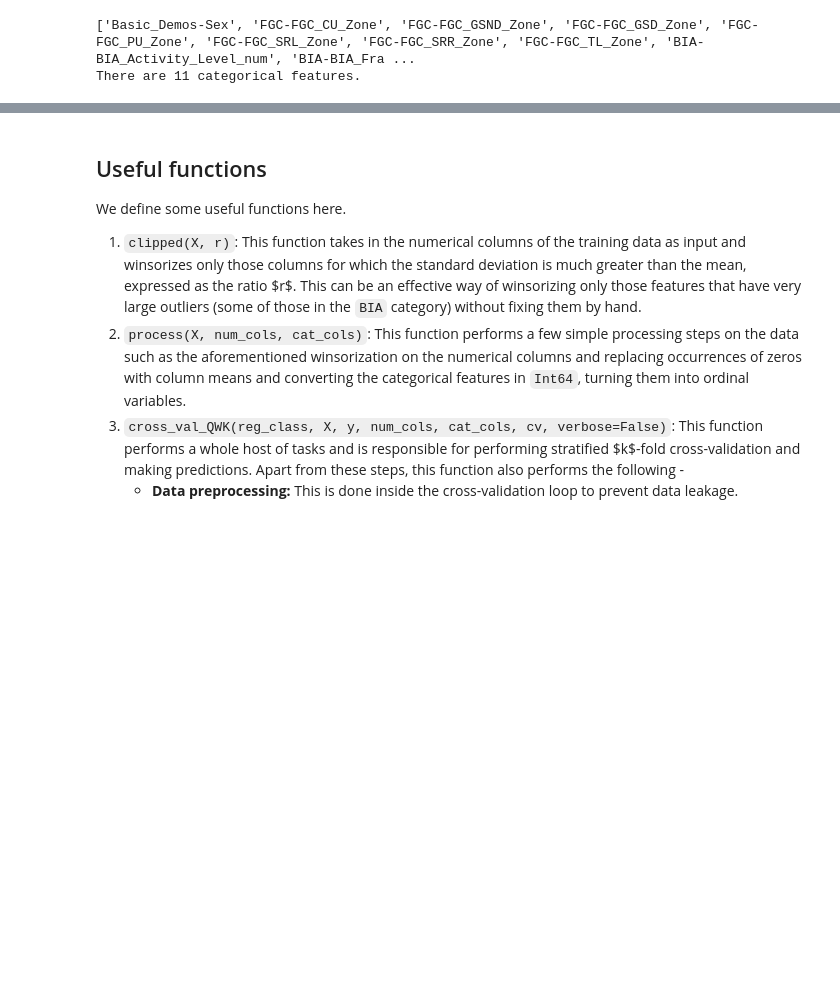
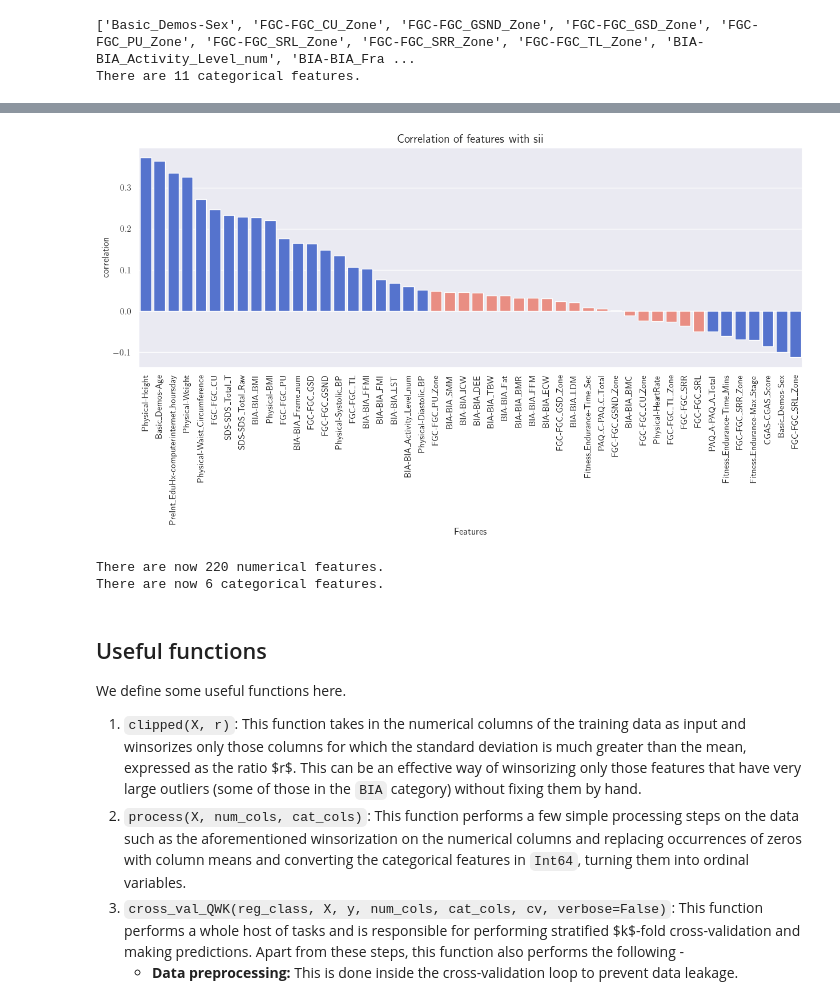
Before and after one commit to RM503/CMI-Problematic_Internet_Usage, a Jupyter notebook: notebooks/cmi_training_on_labeled_data.ipynb, the cells around one changed output, grey strips where cells are left out. Drawn from its saved outputs; the diff is of its cells as text; code cells hidden in the pictures; blank space fills up the shorter version.

```diff
--- a/notebooks/cmi_training_on_labeled_data.ipynb
+++ b/notebooks/cmi_training_on_labeled_data.ipynb
@@ -208,0 +255,32 @@ plt.show()
+# %%
+def plot_corr_with_sii(data):
+    '''
+    This function plots the correlation of various features with sii.
+    '''
+    data_numeric = data.select_dtypes(['int64', 'float64'])
+    corr_matrix = data_numeric.corr() # correlation matrix
+
+    corr_with_sii = corr_matrix.loc['sii'].sort_values(ascending=False)
+    df = pd.DataFrame(
+        {
+            'Features': corr_with_sii.index.to_list()[1:],
+            'correlation': corr_with_sii.to_list()[1:]
+        }
+    )
+    filter = df['Features'].str.startswith('PCIAT') == False
+    df = df[filter].reset_index(drop=True)
+
+    fig, ax = plt.subplots(figsize=(15, 5))
+
+    vals = df['correlation'].tolist()
+    colors = ['royalblue' if (x >= 0.05 or x <= -0.05) else 'salmon' for x in vals ]
+    sns.barplot(df, y='correlation', x='Features', palette=colors, ax=ax)
+    plt.xticks(rotation=90)
+    ax.set_title('Correlation of features with sii', fontsize=15)
+    plt.show()
+
+    return df
+
+corr_with_sii = plot_corr_with_sii(train_df)
+# %% [output]
+[figure, added]
@@ -209,3 +299,26 @@ plt.show()
+# %%
+cols_high_missing = [
+    'PAQ_A-PAQ_A_Total',
+    'Physical-Waist_Circumference',
+    'Fitness_Endurance-Time_Sec',
+    'Fitness_Endurance-Time_Mins',
+    'Fitness_Endurance-Max_Stage',
+    'FGC-FGC_GSD_Zone',
+    'FGC-FGC_GSND_Zone',
+    'FGC-FGC_GSD',
+    'FGC-FGC_GSND'
+]
+
+cols_low_corr = corr_with_sii[ (corr_with_sii['correlation'] < 0.05) & (corr_with_sii['correlation'] > -0.05) ]['Features'].tolist()
+
+numerical_cols = list(set(numerical_cols) - set(cols_high_missing) - set(cols_low_corr))
+categorical_cols = list(set(categorical_cols) - set(cols_high_missing) - set(cols_low_corr))
+
+print(f'There are now {len(numerical_cols)} numerical features.')
+print(f'There are now {len(categorical_cols)} categorical features.')
+# %% [output]
+There are now 220 numerical features.
+There are now 6 categorical features.
 # %% [markdown]
 ## Useful functions
 We define some useful functions here.
```
Also changed, not shown: parts of 18 cells of this notebook.
